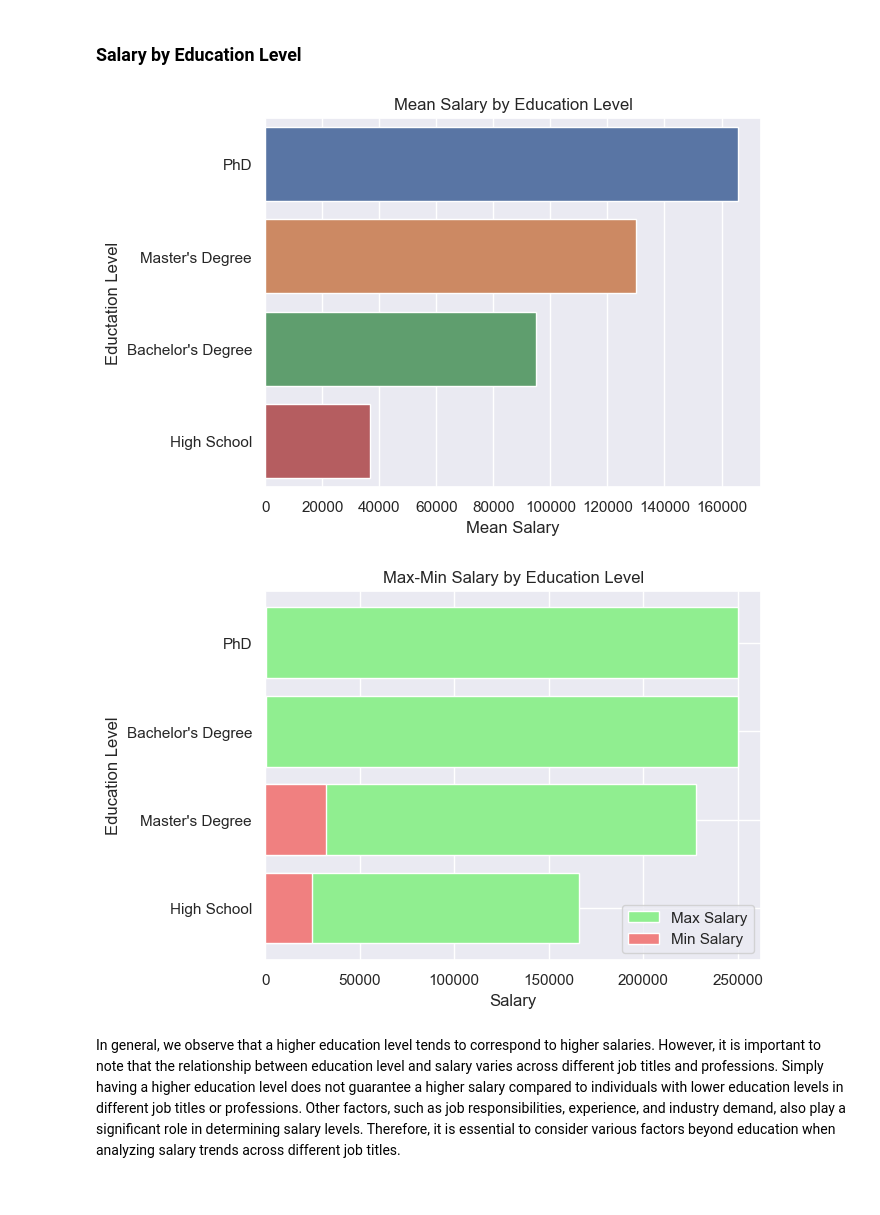
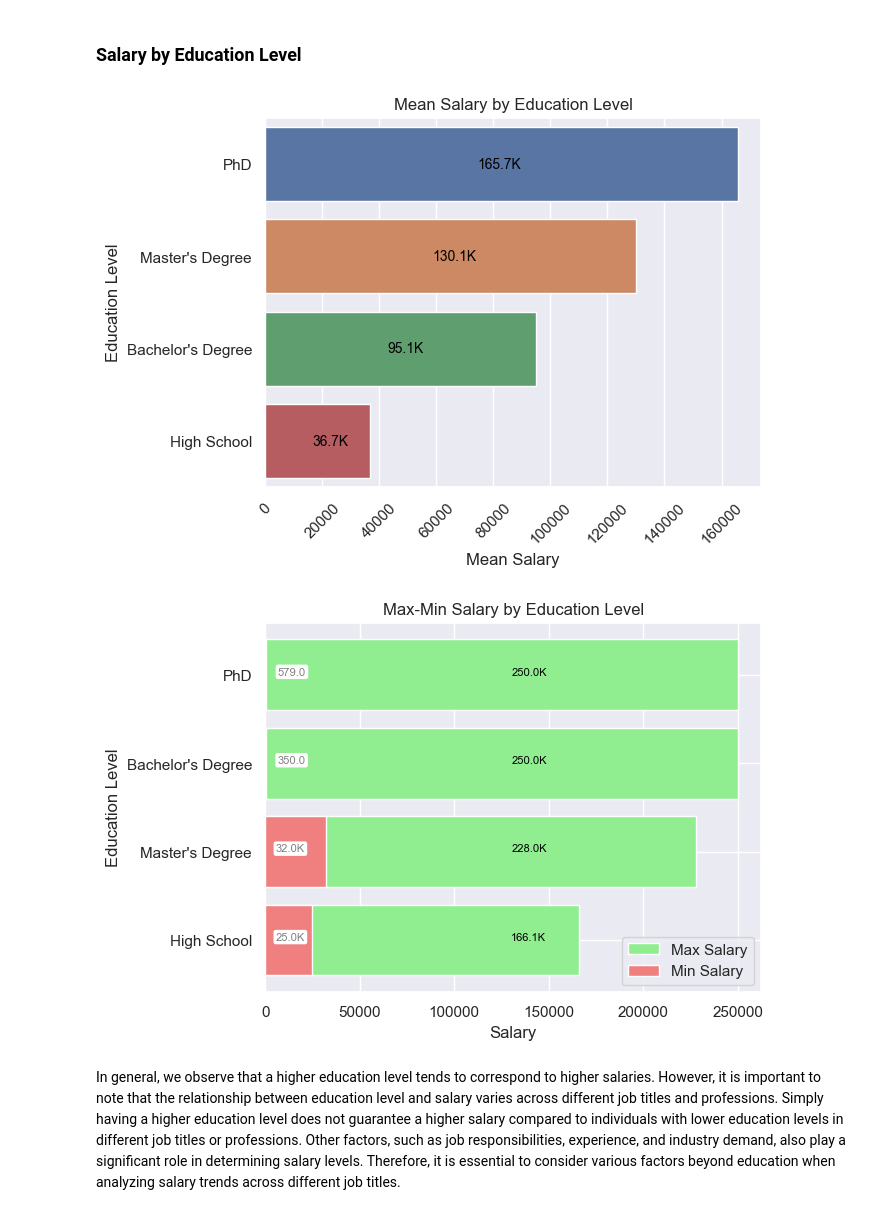
Before and after one commit to Jose5110/Data_Analysis, a Jupyter notebook: salary_data/salary_data_analysis.ipynb, the cells around one changed output. Drawn from its saved outputs; the diff is of its cells as text; code cells hidden in the pictures.

Commit message:
several changes to the visualizations

```diff
--- a/salary_data/salary_data_analysis.ipynb
+++ b/salary_data/salary_data_analysis.ipynb
@@ -409,9 +421,26 @@ plt.barh(top_10_salaries.index, top_10_salaries['max'], color='lightgreen', labe
 plt.barh(top_10_salaries.index, top_10_salaries['min'], color='lightcoral', label='Min Salary')
 
 plt.legend()
+
+max_values = top_10_salaries['max'].max()
+offset_percentage = -0.2  # Adjust the offset percentage
+
+for i, (v, bar) in enumerate(zip(top_10_salaries['max'], plt.gca().patches)):
+    if v > 1000:
+        v = v / 1000
+        annotation = f'{v:.1f}K'
+    else:
+        annotation = str(v)
+
+    offset = bar.get_width() * offset_percentage
+    plt.text(bar.get_width() + offset, bar.get_y() + bar.get_height() / 2, annotation, color='black', ha='left',
+             va='center', fontsize=8, weight='bold',
+             bbox=dict(facecolor='white', edgecolor='none', boxstyle='round,pad=0.2'))
+
 tick_positions = range(0, len(top_10_salaries))
 tick_labels = [str(len(tick_positions)-i) for i in tick_positions]
 plt.yticks(tick_positions, tick_labels)
+
 plt.xlabel('Salary')
 plt.ylabel('Top 10 position')
 plt.title('Top 10 Job Titles Max-Min Salary')
@@ -426,37 +455,65 @@ The analysis reveals that the highest-earning positions are predominantly occupi
 # %%
 salary_by_edul = df.groupby('Education Level')['Salary'].mean().round(2)
 edul_sort = salary_by_edul.sort_values(ascending=False).head(10)
 
 sns.set(style='darkgrid')
 
-sns.barplot(x=edul_sort.values, y=edul_sort.index)
+ax = sns.barplot(x=edul_sort.values, y=edul_sort.index)
+
+max_values = edul_sort.values.max()
+offset_percentage = -0.55  # Adjust the offset percentage
+
+for i, (v, bar) in enumerate(zip(edul_sort.values, ax.patches)):
+    if v > 1000:
+        v = v / 1000
+        annotation = f'{v:.1f}K'
+    else:
+        annotation = str(v)
+
+    offset = bar.get_width() * offset_percentage
+    ax.text(bar.get_width() + offset, bar.get_y() + bar.get_height() / 2, annotation, color='black', ha='left',
+            va='center', fontsize=10)
 
 plt.xlabel('Mean Salary')
-plt.ylabel('Eductation Level')
+plt.xticks(rotation=45)
+plt.ylabel('Education Level')
 plt.title('Mean Salary by Education Level')
 
 plt.show()
 # %% [output]
-[figure, old version]
+[figure, new version]
 # %%
 salary_stats = df.groupby('Education Level')['Salary'].agg(['mean', 'max', 'min'])
 
 edul_sort = salary_stats.sort_values(by='max', ascending=True).head(10)
+
 plt.barh(edul_sort.index, edul_sort['max'], color='lightgreen', label='Max Salary')
 plt.barh(edul_sort.index, edul_sort['min'], color='lightcoral', label='Min Salary')
 
+for i, v in enumerate(edul_sort['max']):
+    if v > 1000:
+        v = v / 1000
+        plt.text(v+130000, i, f'{v:.1f}K', color='black', ha='left', fontsize=8)
+    else:
+        plt.text(v+130000, i, str(v), color='black', ha='left', fontsize=8)
+
+for i, v in enumerate(edul_sort['min']):
+    if v > 1000:
+        v = v / 1000
+        plt.text(v+21000, i, f'{v:.1f}K', color='grey', ha='right', fontsize=8, bbox=dict(facecolor='white', edgecolor='none',
+                      boxstyle='round,pad=0.2'))
+    else:
+        plt.text(v+21000, i, str(v), color='grey', ha='right', fontsize=8, bbox=dict(facecolor='white', edgecolor='none',
+                      boxstyle='round,pad=0.2'))
+
 plt.legend()
-# tick_positions = range(0, len(top_10_salaries))
-# tick_labels = [str(i+1) for i in tick_positions]
-# plt.xticks(tick_positions, tick_labels)
 plt.xlabel('Salary')
-# plt.xticks(rotation=45)
 plt.ylabel('Education Level')
 plt.title('Max-Min Salary by Education Level')
 
 plt.show()
 # %% [output]
-[figure, old version]
+[figure, new version]
 # %% [markdown]
 In general, we observe that a higher education level tends to correspond to higher salaries. However, it is important to note that the relationship between education level and salary varies across different job titles and professions. Simply having a higher education level does not guarantee a higher salary compared to individuals with lower education levels in different job titles or professions. Other factors, such as job responsibilities, experience, and industry demand, also play a significant role in determining salary levels. Therefore, it is essential to consider various factors beyond education when analyzing salary trends across different job titles.
 # %% [markdown]
```
Also changed, not shown: parts of 11 cells of this notebook.
